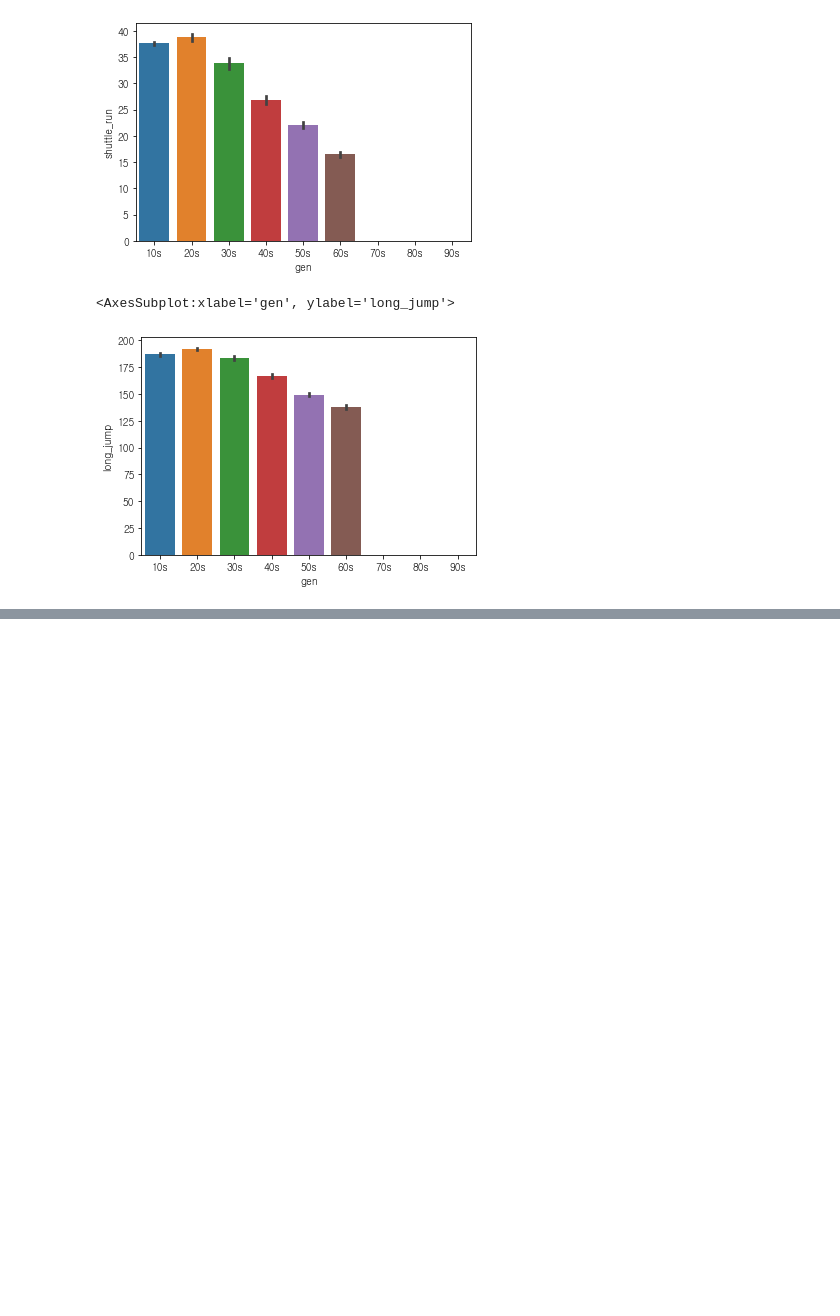
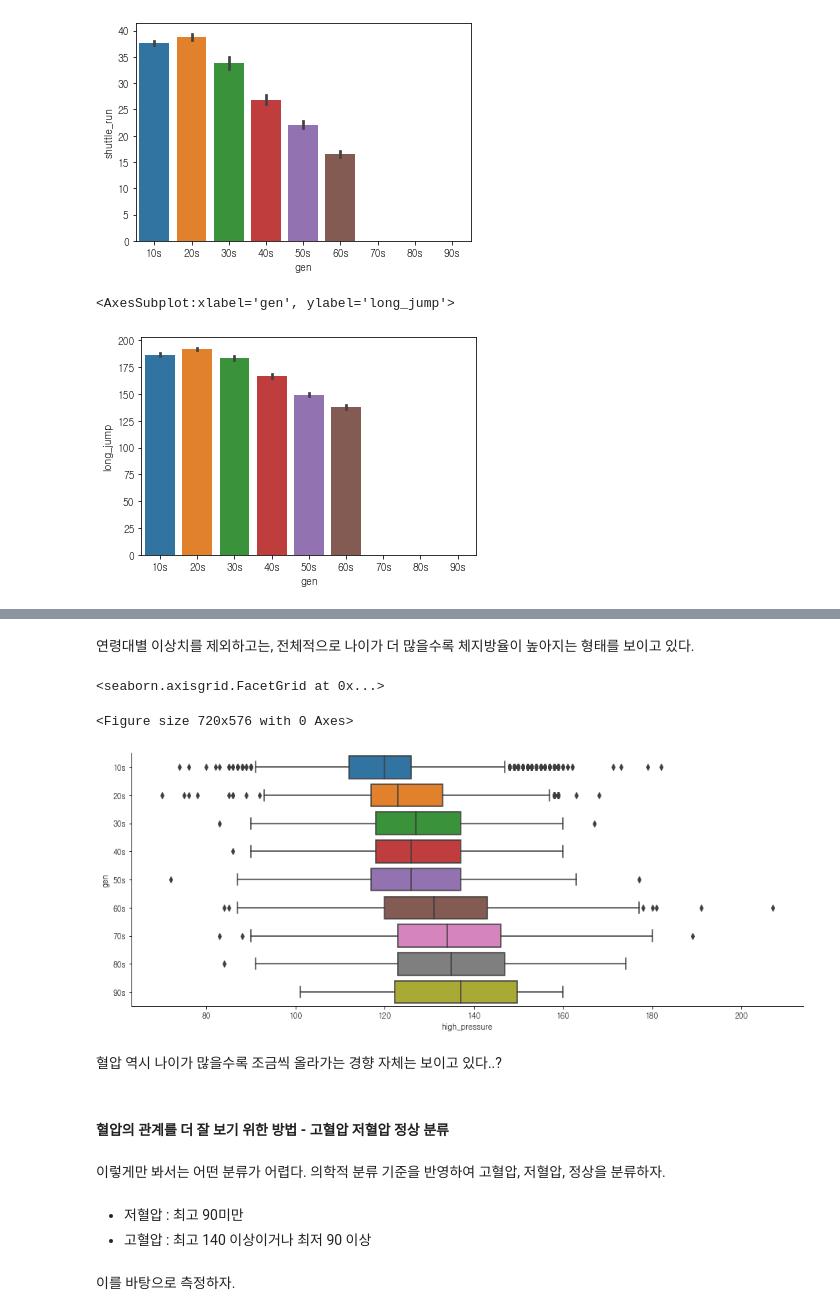
Before and after one commit to SeongwonTak/Data_projects, a Jupyter notebook: Physical_fitness_project/Physical_fitness_project.ipynb, the cells around one changed output, grey strips where cells are left out. Drawn from its saved outputs; the diff is of its cells as text; code cells hidden in the pictures; blank space fills up the shorter version.

```diff
--- a/Physical_fitness_project/Physical_fitness_project.ipynb
+++ b/Physical_fitness_project/Physical_fitness_project.ipynb
@@ -770,0 +907,22 @@ sns.barplot(x = 'gen', y = 'long_jump', data = non_handi_data,
+# %% [markdown]
+연령대별 이상치를 제외하고는, 전체적으로 나이가 더 많을수록 체지방율이 높아지는 형태를 보이고 있다.
+# %%
+# catplot을 활용한 연령대별 혈압 확인
+plt.figure(figsize = (10, 8))
+sns.catplot(x = 'high_pressure', y ='gen', data = non_handi_data,
+            kind = 'box', order = sorted(non_handi_data.gen.unique()),aspect = 2.5)
+# %% [output]
+<seaborn.axisgrid.FacetGrid at 0x...>
+<Figure size 720x576 with 0 Axes>
+[figure, added]
+# %% [markdown]
+혈압 역시 나이가 많을수록 조금씩 올라가는 경향 자체는 보이고 있다..?
+# %% [markdown]
+#### 혈압의 관계를 더 잘 보기 위한 방법 - 고혈압 저혈압 정상 분류
+# %% [markdown]
+이렇게만 봐서는 어떤 분류가 어렵다. 의학적 분류 기준을 반영하여 고혈압, 저혈압, 정상을 분류하자.
+# %% [markdown]
+- 저혈압 : 최고 90미만
+- 고혈압 : 최고 140 이상이거나 최저 90 이상
+# %% [markdown]
+이를 바탕으로 측정하자.
```
Also changed, not shown: parts of 62 cells of this notebook.
